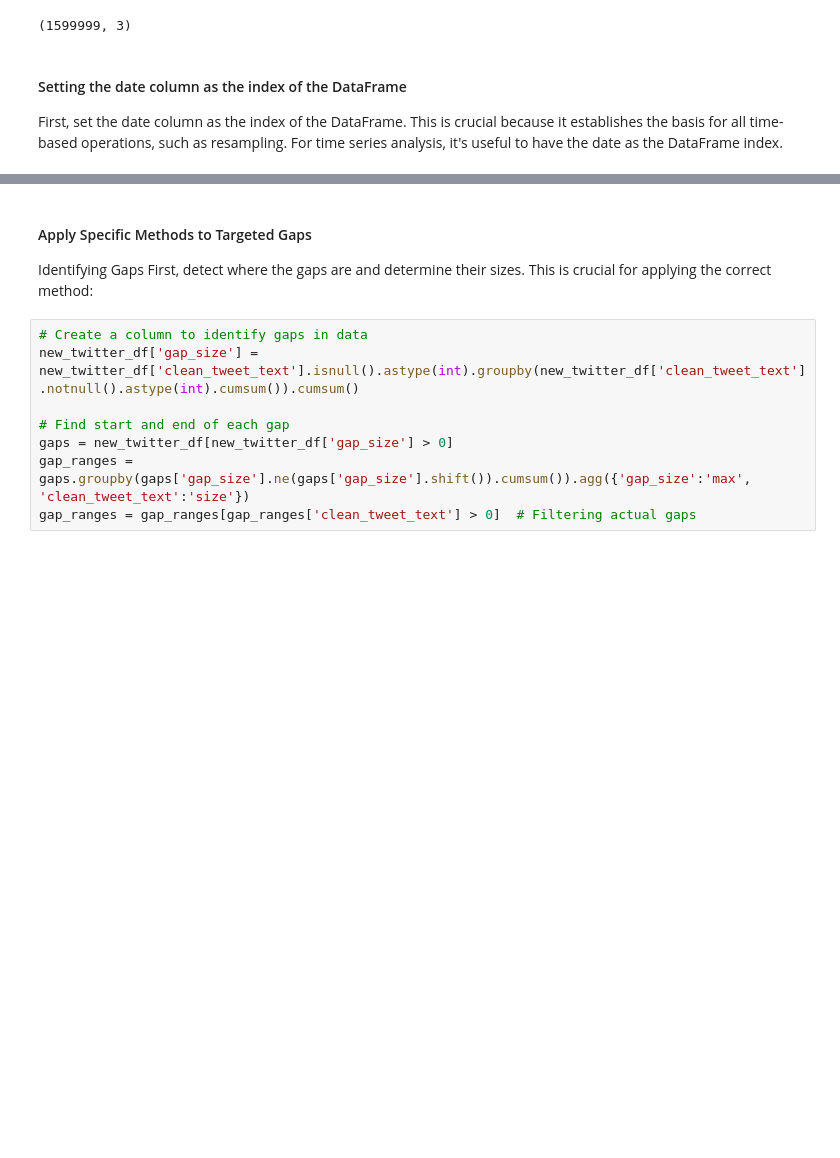
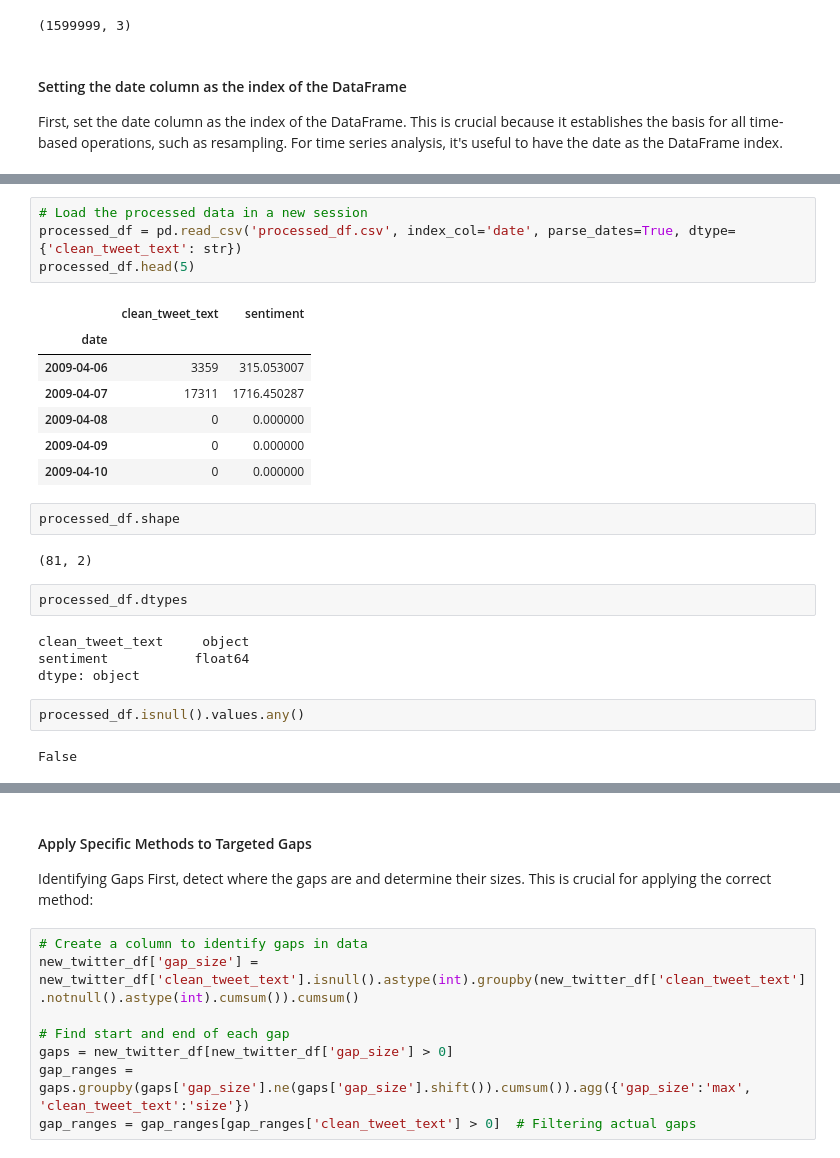
Before and after one commit to rosilenedasilva/twitter_sentiment_analysis_time_series_pyspark_mysql_ipynb, a Jupyter notebook: Integrated_CA2MScDA_ BD_ADA_V2.ipynb, the cells around one changed output, grey strips where cells are left out. Saved outputs shown, nothing was run; the diff lists cells and outputs as text; blank space fills up the shorter version.

```diff
--- a/Integrated_CA2MScDA_ BD_ADA_V2.ipynb
+++ b/Integrated_CA2MScDA_ BD_ADA_V2.ipynb
@@ -1603,0 +1559,26 @@ Based on the categorization, apply appropriate gap-filling techniques (e.g., int
+# %%
+# Load the processed data in a new session
+processed_df = pd.read_csv('processed_df.csv', index_col='date', parse_dates=True, dtype={'clean_tweet_text': str})
+processed_df.head(5)
+# %% [output]
+|  | clean_tweet_text | sentiment |
+| date |  |  |
+| 2009-04-06 | 3359 | 315.053007 |
+| 2009-04-07 | 17311 | 1716.450287 |
+| 2009-04-08 | 0 | 0.000000 |
+| 2009-04-09 | 0 | 0.000000 |
+| 2009-04-10 | 0 | 0.000000 |
+# %%
+processed_df.shape
+# %% [output]
+(81, 2)
+# %%
+processed_df.dtypes
+# %% [output]
+clean_tweet_text     object
+sentiment           float64
+dtype: object
+# %%
+processed_df.isnull().values.any()
+# %% [output]
+False
```
Also changed, not shown: parts of 51 cells of this notebook, 1 other file.
